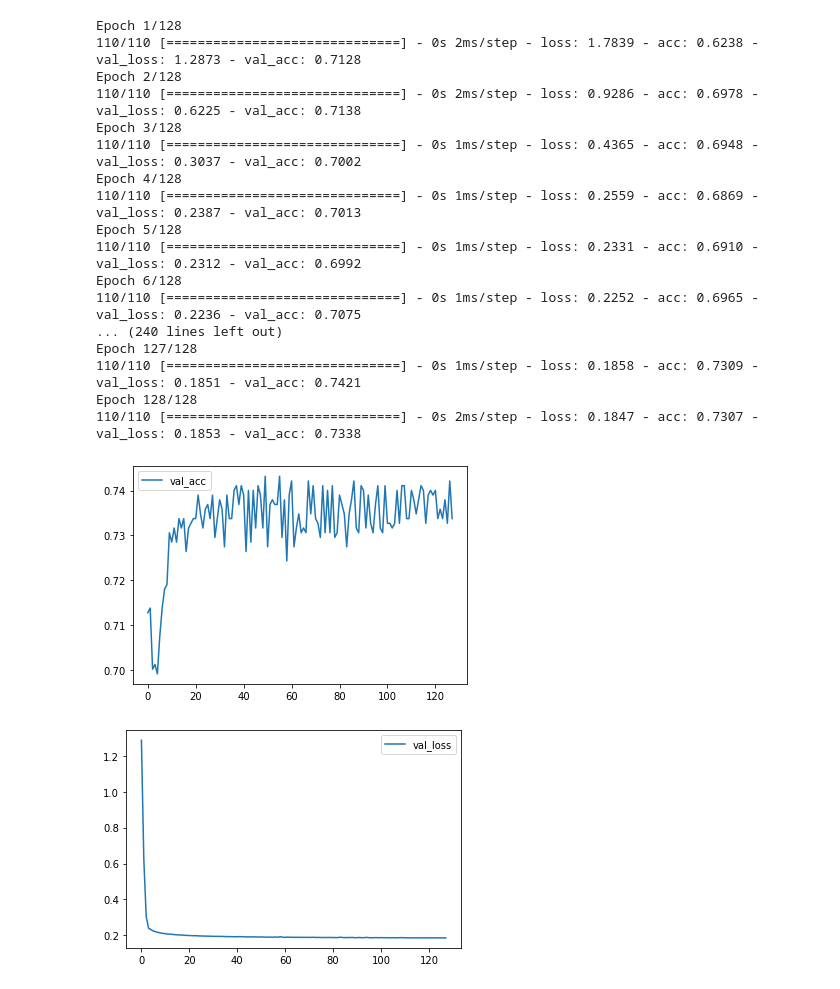
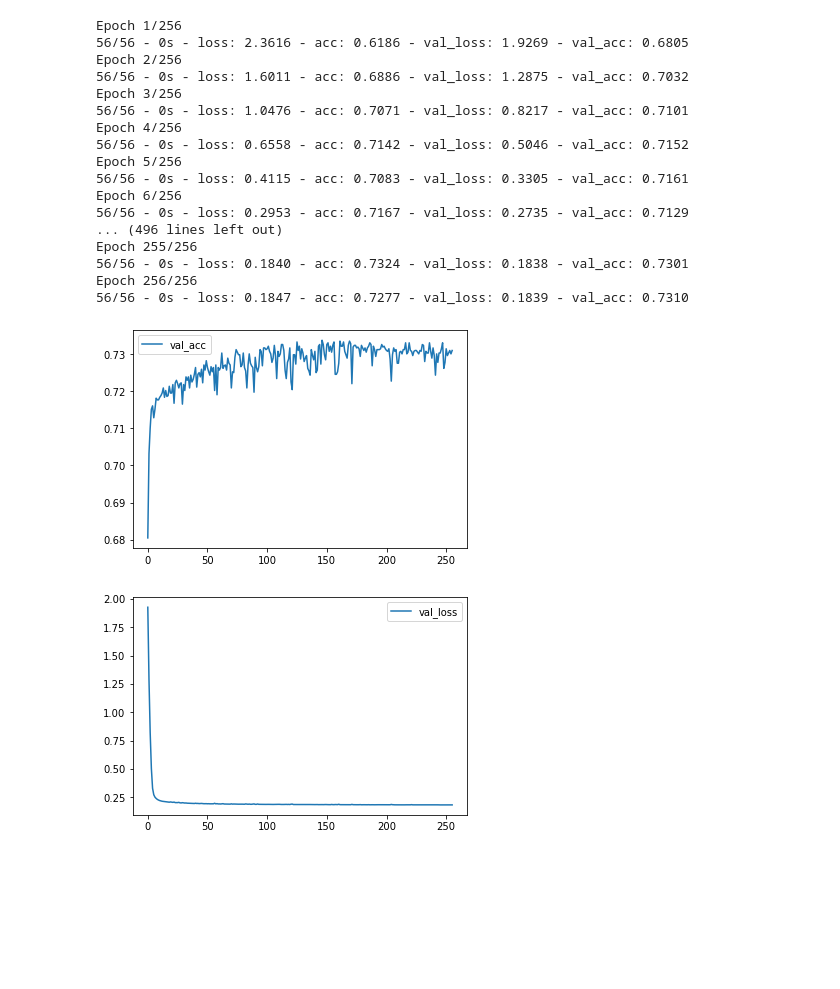
Before and after one commit to vaz1306011/deep_learning_hw, a Jupyter notebook: main.ipynb, the cells around one changed output. Saved outputs shown, nothing was run; the diff lists cells and outputs as text; code cells hidden in the pictures; blank space fills up the shorter version.

```diff
--- a/main.ipynb
+++ b/main.ipynb
@@ -8,9 +8,14 @@ all_df = pd.read_csv("high_diamond_ranked_10min.csv")
 all_df = all_df.drop(
     [
         "gameId",
+        "blueEliteMonsters",
+        "blueGoldDiff",
+        "blueExperienceDiff",
+        "blueCSPerMin",
+        "blueGoldPerMin",
+        "redEliteMonsters",
         "redGoldDiff",
         "redFirstBlood",
-        "redAssists",
         "redExperienceDiff",
         "redCSPerMin",
         "redGoldPerMin",
@@ -139,0 +181,23 @@ model.compile(optimizer="ADAM", metrics=["acc"], loss="mean_squared_error")
+# %%
+'''
+18
+71
+'''
+import tensorflow
+import pandas
+model = tensorflow.keras.models.Sequential(
+    [
+        tensorflow.keras.layers.Flatten(input_shape=(27,)),
+        tensorflow.keras.layers.Dense(64, activation="relu"),
+        tensorflow.keras.layers.Dense(16, activation="relu"), #v
+        tensorflow.keras.layers.Dense(4, activation="relu"), #v
+        tensorflow.keras.layers.Dense(2, activation="sigmoid"),
+    ]
+)
+model.compile(
+    #28 72
+    #optimizer=tensorflow.keras.optimizers.Nadam(learning_rate=0.01, beta_1=0.9, beta_2=0.999, epsilon=None, schedule_decay=0.015),
+    optimizer=tensorflow.keras.optimizers.Adam(learning_rate=0.003, beta_1=0.9, beta_2=0.999, decay=0.007),
+    loss=tensorflow.keras.losses.MeanAbsoluteError(),
+    metrics=["acc"],
+)
@@ -140,35 +206,36 @@ model.compile(optimizer="ADAM", metrics=["acc"], loss="mean_squared_error")
 # %%
 import matplotlib.pyplot as plt
 
 history = model.fit(
-    train_data, train_labels, validation_split=0.12, epochs=128, batch_size=64
+    train_data, train_labels, validation_split=0.55, epochs=256, batch_size=64, verbose=2
+    #train_data, train_labels, validation_split=0.15, epochs=100, batch_size=128, verbose=2 #AK
 )
 
 
 # 輸出圖表
 plt.plot(history.history["val_acc"], label="val_acc")
 plt.legend()
 plt.show()
 plt.plot(history.history["val_loss"], label="val_loss")
 plt.legend()
 plt.show()
 # %% [output]
-Epoch 1/128
-110/110 [==============================] - 0s 2ms/step - loss: 1.7839 - acc: 0.6238 - val_loss: 1.2873 - val_acc: 0.7128
-Epoch 2/128
-110/110 [==============================] - 0s 2ms/step - loss: 0.9286 - acc: 0.6978 - val_loss: 0.6225 - val_acc: 0.7138
-Epoch 3/128
-110/110 [==============================] - 0s 1ms/step - loss: 0.4365 - acc: 0.6948 - val_loss: 0.3037 - val_acc: 0.7002
-Epoch 4/128
-110/110 [==============================] - 0s 1ms/step - loss: 0.2559 - acc: 0.6869 - val_loss: 0.2387 - val_acc: 0.7013
-Epoch 5/128
-110/110 [==============================] - 0s 1ms/step - loss: 0.2331 - acc: 0.6910 - val_loss: 0.2312 - val_acc: 0.6992
-Epoch 6/128
-110/110 [==============================] - 0s 1ms/step - loss: 0.2252 - acc: 0.6965 - val_loss: 0.2236 - val_acc: 0.7075
-... (240 lines left out)
-Epoch 127/128
-110/110 [==============================] - 0s 1ms/step - loss: 0.1858 - acc: 0.7309 - val_loss: 0.1851 - val_acc: 0.7421
-Epoch 128/128
-110/110 [==============================] - 0s 2ms/step - loss: 0.1847 - acc: 0.7307 - val_loss: 0.1853 - val_acc: 0.7338
+Epoch 1/256
+56/56 - 0s - loss: 2.3616 - acc: 0.6186 - val_loss: 1.9269 - val_acc: 0.6805
+Epoch 2/256
+56/56 - 0s - loss: 1.6011 - acc: 0.6886 - val_loss: 1.2875 - val_acc: 0.7032
+Epoch 3/256
+56/56 - 0s - loss: 1.0476 - acc: 0.7071 - val_loss: 0.8217 - val_acc: 0.7101
+Epoch 4/256
+56/56 - 0s - loss: 0.6558 - acc: 0.7142 - val_loss: 0.5046 - val_acc: 0.7152
+Epoch 5/256
+56/56 - 0s - loss: 0.4115 - acc: 0.7083 - val_loss: 0.3305 - val_acc: 0.7161
+Epoch 6/256
+56/56 - 0s - loss: 0.2953 - acc: 0.7167 - val_loss: 0.2735 - val_acc: 0.7129
+... (496 lines left out)
+Epoch 255/256
+56/56 - 0s - loss: 0.1840 - acc: 0.7324 - val_loss: 0.1838 - val_acc: 0.7301
+Epoch 256/256
+56/56 - 0s - loss: 0.1847 - acc: 0.7277 - val_loss: 0.1839 - val_acc: 0.7310
-[figure, old version]
+[figure, new version]
-[figure, old version]
+[figure, new version]
```
Also changed, not shown: parts of 10 cells of this notebook, 1 other file.
